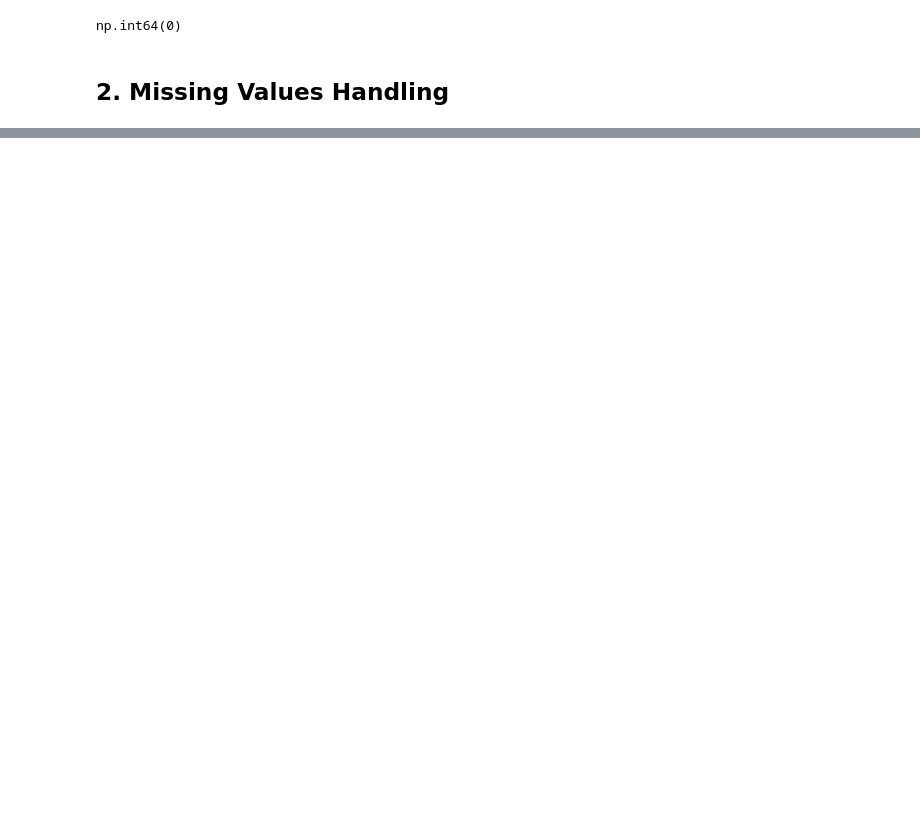
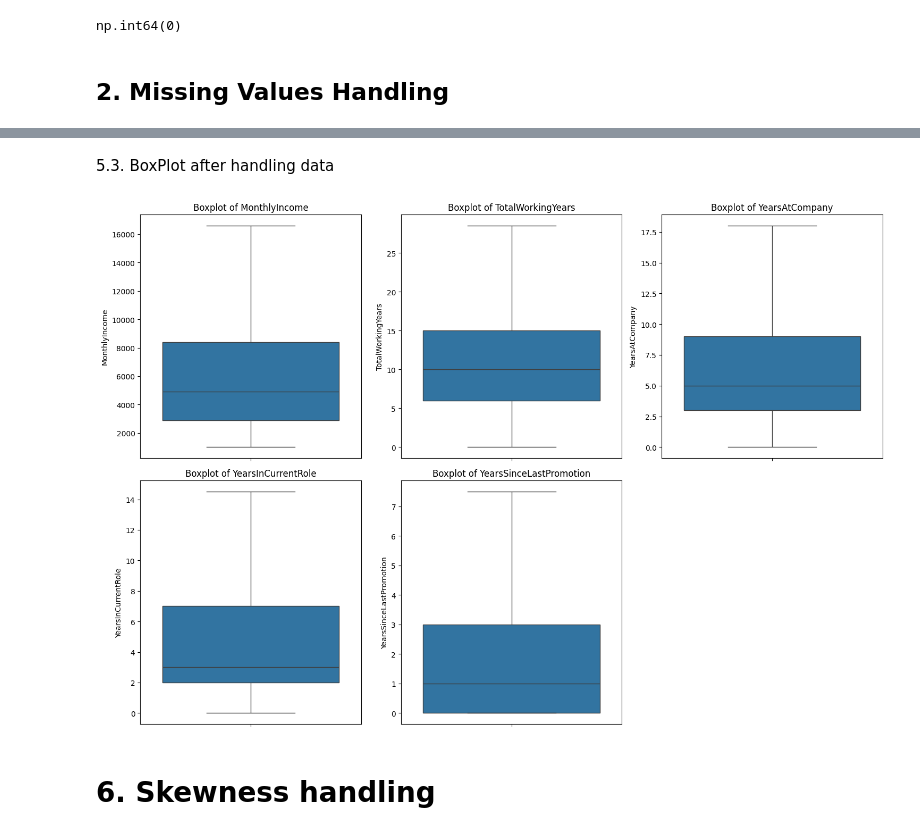
Before and after one commit to Muneer282/Employee-Attrition-Prediction--Machine-learning-project, a Jupyter notebook: 1 Data-Preprocessing.ipynb, the cells around one changed output, grey strips where cells are left out. Drawn from its saved outputs; the diff is of its cells as text; code cells hidden in the pictures; blank space fills up the shorter version.

```diff
--- a/1 Data-Preprocessing.ipynb
+++ b/1 Data-Preprocessing.ipynb
@@ -80,0 +201,37 @@ dtype: int64
+# %%
+# show the number of outliers for each columns
+def detect_outliers(data, col):
+    Q1 = data[col].quantile(0.25)
+    Q3 = data[col].quantile(0.75)
+    IQR = Q3 - Q1
+
+    lower = Q1 - 1.5 * IQR
+    upper = Q3 + 1.5 * IQR
+
+    # تعديل القيم بدلًا من حذفها
+    data[col] = data[col].apply(
+        lambda x: upper if x > upper else (lower if x < lower else x)
+    )
+
+
+for col in columns:
+    detect_outliers(df, col)
+# %% [markdown]
+5.3. BoxPlot after handling data
+# %%
+n_cols = 3  # عدد الرسومات في كل صف
+n_rows = math.ceil(len(df[columns]) / n_cols)  # نحسب عدد الصفوف تلقائياً
+
+plt.figure(figsize=(15, 5 * n_rows))
+
+for i, col in enumerate(columns, 1):
+    plt.subplot(n_rows, n_cols, i)
+    sns.boxplot(y=df[col])
+    plt.title(f"Boxplot of {col}")
+
+plt.tight_layout()
+plt.show()
+# %% [output]
+[figure, added]
+# %% [markdown]
+# 6. Skewness handling
```
Also changed, not shown: parts of 26 cells of this notebook, 4 other files.
